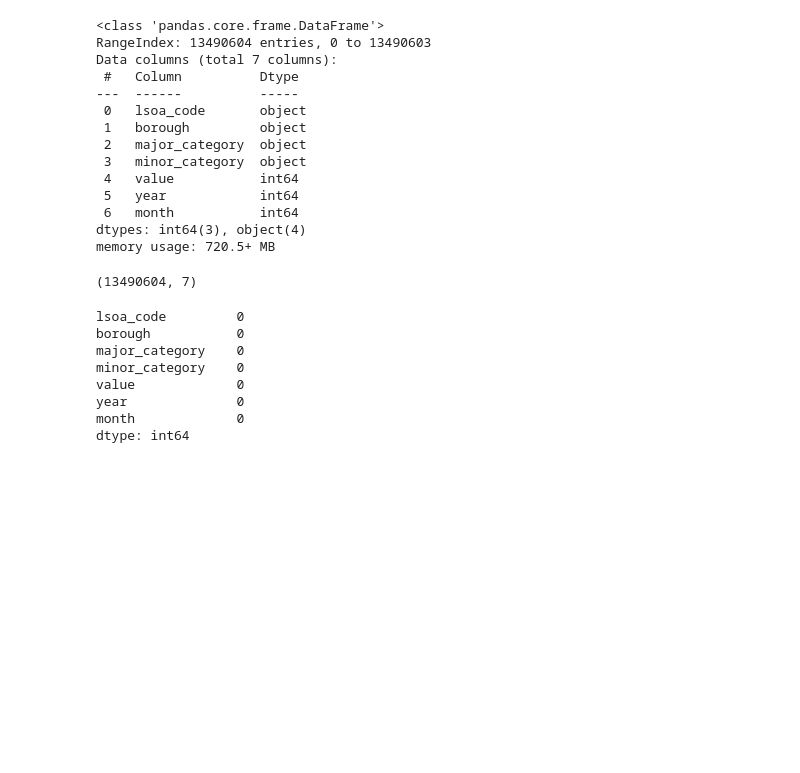
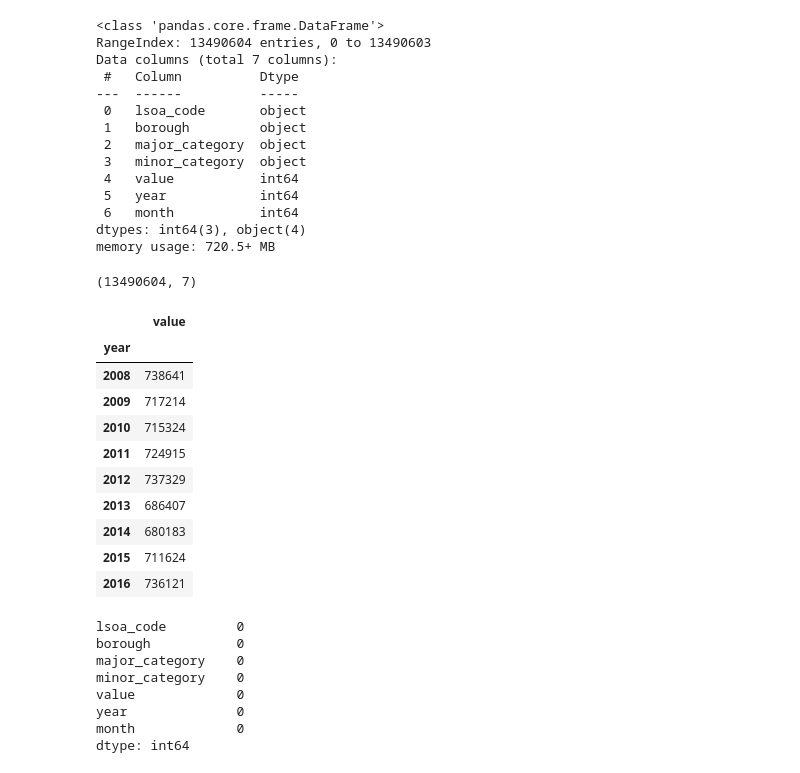
Before and after one commit to tashbenson/Mid-Bootcamp-Project, a Jupyter notebook: Notebooks/Data-cleaning.ipynb, the cells around one changed output. Drawn from its saved outputs; the diff is of its cells as text; code cells hidden in the pictures; blank space fills up the shorter version.

```diff
--- a/Notebooks/Data-cleaning.ipynb
+++ b/Notebooks/Data-cleaning.ipynb
@@ -44,6 +58,20 @@ memory usage: 720.5+ MB
 data.shape
 # %% [output]
 (13490604, 7)
+# %%
+data.groupby(['year']).agg({'value':'sum'})
+# %% [output]
+|  | value |
+| year |  |
+| 2008 | 738641 |
+| 2009 | 717214 |
+| 2010 | 715324 |
+| 2011 | 724915 |
+| 2012 | 737329 |
+| 2013 | 686407 |
+| 2014 | 680183 |
+| 2015 | 711624 |
+| 2016 | 736121 |
 # %%
 # Check for null values
 data.isnull().sum()
```
Also changed, not shown: parts of 4 cells of this notebook.
